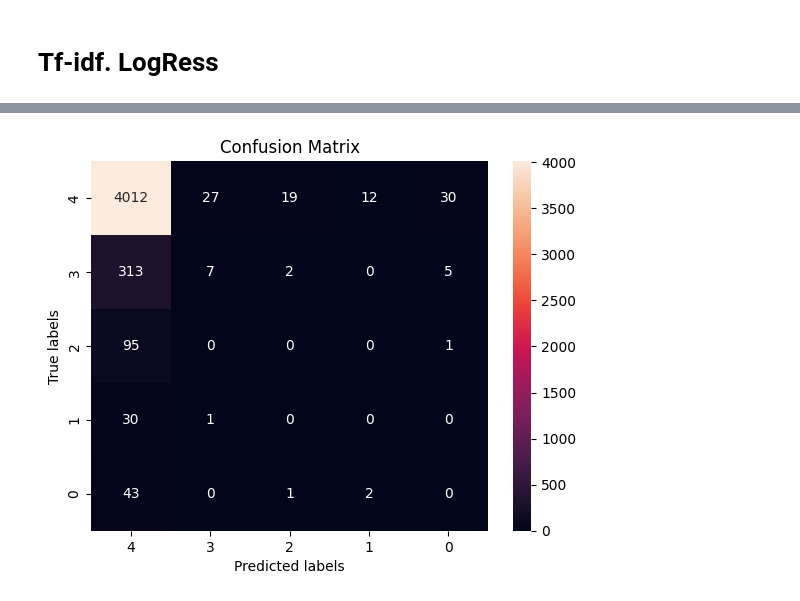
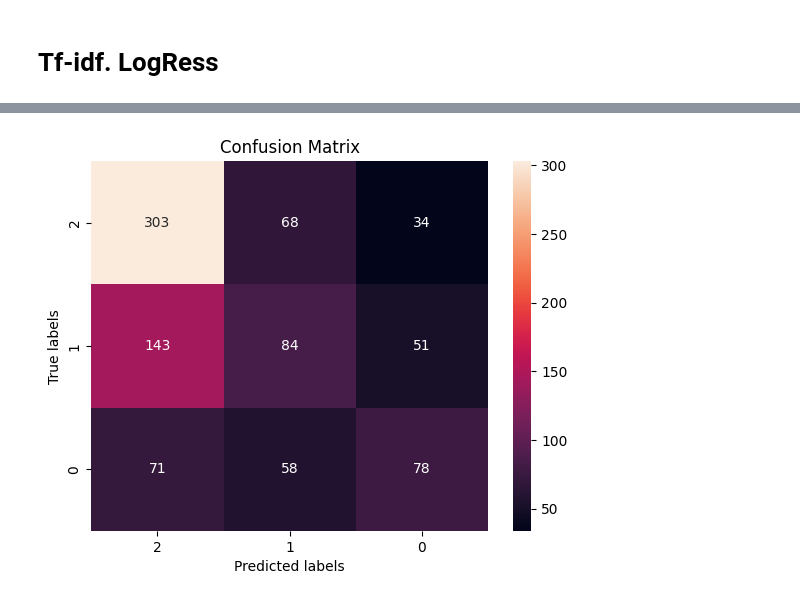
Before and after one commit to zhursvlevy/PostProcessor, a Jupyter notebook: notebooks/analysis.ipynb, the cells around one changed output, grey strips where cells are left out. Saved outputs shown, nothing was run; the diff lists cells and outputs as text; code cells hidden in the pictures.

Commit message:
form rate use Wilson score, split 3 labels, LogRes

```diff
--- a/notebooks/analysis.ipynb
+++ b/notebooks/analysis.ipynb
@@ -27,0 +25,2 @@ df_rate.head(3)
+# %%
+filtered_df = df[~(((df['minuses'] == 0) & (df['pluses'] == 0)) | (df['minuses'] < 0) | (df['pluses'] < 0))].copy()
@@ -27,0 +31,13 @@ df_rate.head(3)
+# %%
+def wilson_score(pluses: int, minuses: int, eps: float = 1e-7) -> float:
+    n = pluses + minuses
+    if n == 0:
+        return 0
+    p = pluses / (n + eps)
+    return _wilson_score(p, n)
+
+def _wilson_score(p: int, n: int) -> float:
+    q = 1.96
+    return (p + q**2 / (2*n) - q*np.sqrt((p*(1 - p) + q**2/(4*n)) / n)) / (1 + q**2/n)
+# %%
+filtered_df['rating'] = df.apply(lambda row: wilson_score(row['pluses'], row['minuses']), axis=1)
@@ -139,7 +87,7 @@ from sklearn.linear_model import LogisticRegression
 # %%
 from sklearn.model_selection import train_test_split
 
-X_train, X_test, y_train, y_test = train_test_split(df_rate.text_markdown, df_rate.label, test_size=0.2, random_state=42)
+X_train, X_test, y_train, y_test = train_test_split(filtered_df.text_markdown, filtered_df.label, test_size=0.2, random_state=42)
 # %%
 X_train_text = X_train.values
 X_test_text = X_test.values
@@ -174,13 +120,13 @@ weighted avg       0.81      0.87      0.84      4600
 # %%
-T5_lables = ['4','3','2','1','0']
+T3_lables = ['2','1','0']
 
 ax= plt.subplot()
 
 cmm = confusion_matrix(y_test,y_pred)
 sns.heatmap(cmm, annot=True, fmt='g', ax=ax);
 
 ax.set_xlabel('Predicted labels');ax.set_ylabel('True labels');
 ax.set_title('Confusion Matrix');
-ax.xaxis.set_ticklabels(T5_lables); ax.yaxis.set_ticklabels(T5_lables);
+ax.xaxis.set_ticklabels(T3_lables); ax.yaxis.set_ticklabels(T3_lables);
 # %% [output]
-[figure, old version]
+[figure, new version]
```
Also changed, not shown: parts of 33 cells of this notebook.
